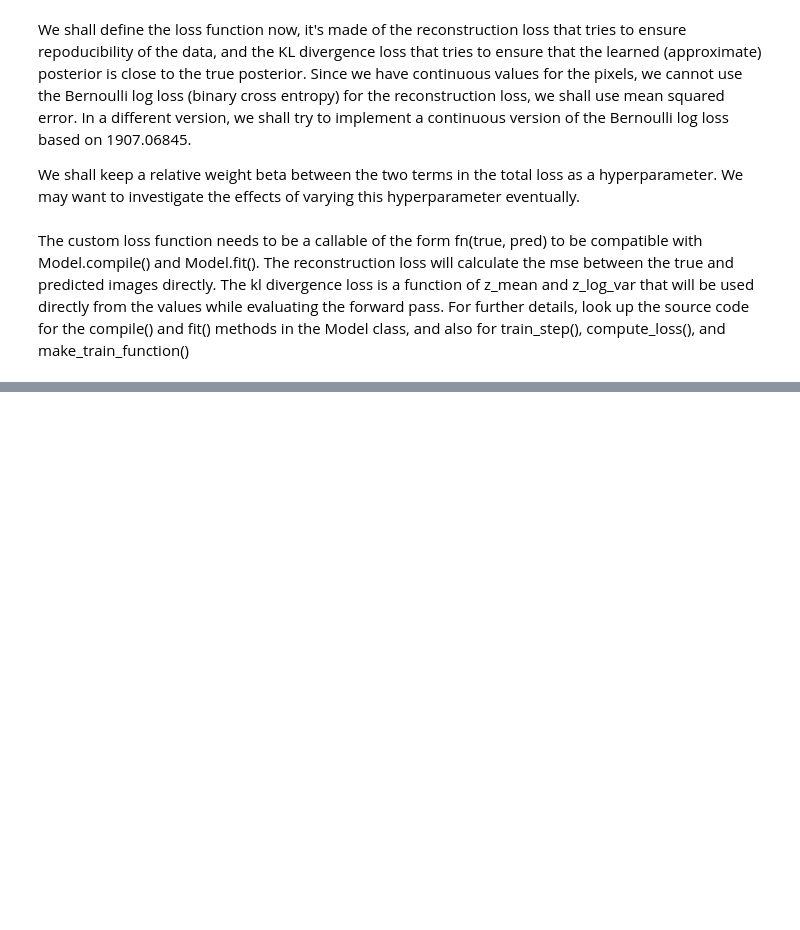
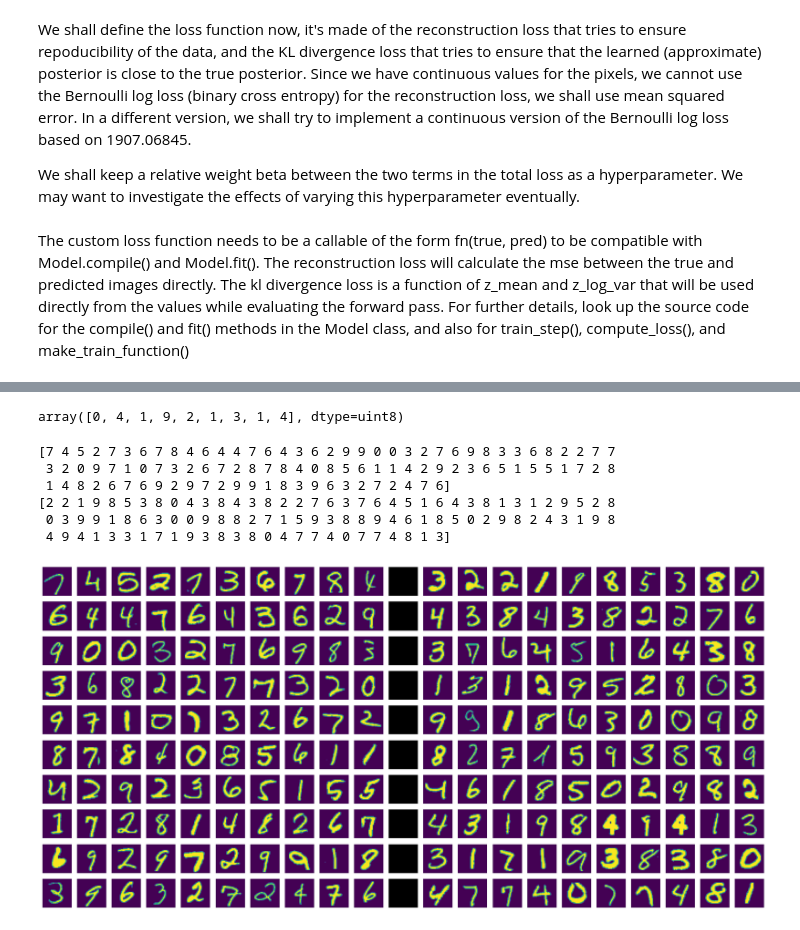
Before and after one commit to AtSourav/Beta-VAE-on-MNIST, a Jupyter notebook: temp.ipynb, the cells around one changed output, grey strips where cells are left out. Cells and saved outputs as stored; diff of their text form; code cells hidden in the pictures; blank space fills up the shorter version.

```diff
--- a/temp.ipynb
+++ b/temp.ipynb
@@ -75,0 +37,9 @@ print(r_valid_set.shape)
+# %%
+img_train = layers.Resizing(14, 14, interpolation="bilinear")(img_train)
+img_valid = layers.Resizing(14, 14, interpolation="bilinear")(img_valid)
+
+img_train = img_train/255.
+img_valid = img_valid/255.
+
+print(img_train.shape)
+print(img_valid.shape)
@@ -289,0 +287,37 @@ plot_label_clusters(encoder, r_train_set)
+# %%
+tg_train[1:10]
+# %% [output]
+array([0, 4, 1, 9, 2, 1, 3, 1, 4], dtype=uint8)
+# %%
+np.random.seed(111)
+
+tr_tg_indices = np.random.randint(0,60000,size = 100)
+va_tg_indices = np.random.randint(0,10000,size = 100)
+print(tg_train[tr_tg_indices])
+print(tg_valid[va_tg_indices])
+
+digits = plt.figure(figsize=(21,10))    # we leave one column of difference between the 10x10 grid of training images and 10x10 of validation images
+                                        # it's weird that the order of axes in figsize is the opposite to that in add_subplot
+for i in range(210):
+  digits.add_subplot(10,21,i+1)
+  j = int(np.floor(i/21))
+  if (i%21) <10:
+    img = img_train[tr_tg_indices[j*10 + (i%21)]]
+    plt.imshow(img)
+    plt.axis('off')
+  elif (i%21)==10:
+    img = np.ones((14,14,1))
+    plt.imshow(img, cmap='gray')
+    plt.axis('off')
+  else:
+    img = img_valid[va_tg_indices[j*10 + (i%21) - 12]]
+    plt.imshow(img)
+    plt.axis('off')
+# %% [output]
+[7 4 5 2 7 3 6 7 8 4 6 4 4 7 6 4 3 6 2 9 9 0 0 3 2 7 6 9 8 3 3 6 8 2 2 7 7
+ 3 2 0 9 7 1 0 7 3 2 6 7 2 8 7 8 4 0 8 5 6 1 1 4 2 9 2 3 6 5 1 5 5 1 7 2 8
+ 1 4 8 2 6 7 6 9 2 9 7 2 9 9 1 8 3 9 6 3 2 7 2 4 7 6]
+[2 2 1 9 8 5 3 8 0 4 3 8 4 3 8 2 2 7 6 3 7 6 4 5 1 6 4 3 8 1 3 1 2 9 5 2 8
+ 0 3 9 9 1 8 6 3 0 0 9 8 8 2 7 1 5 9 3 8 8 9 4 6 1 8 5 0 2 9 8 2 4 3 1 9 8
+ 4 9 4 1 3 3 1 7 1 9 3 8 3 8 0 4 7 7 4 0 7 7 4 8 1 3]
+[figure, added]
```
Also changed, not shown: parts of 25 cells of this notebook.
